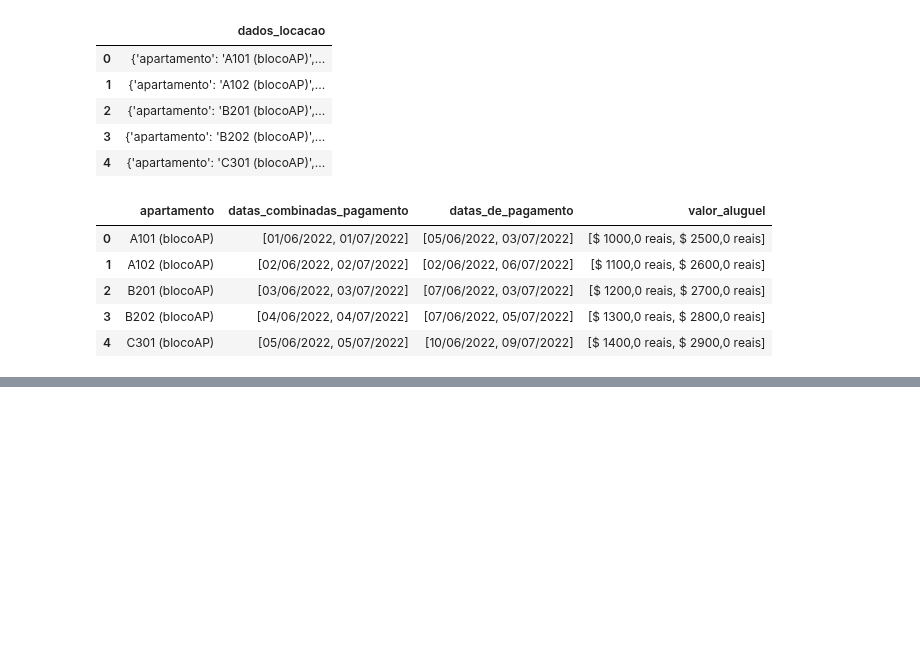
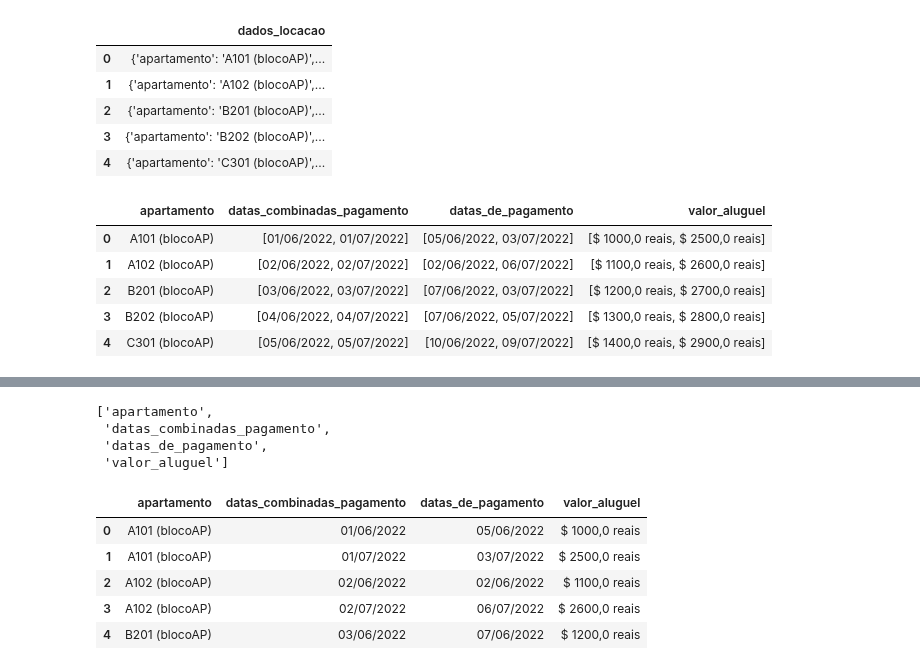
Before and after one commit to paulorobertovrc/alura-data-science, a Jupyter notebook: Pandas/pandas_transform_manip_dados.ipynb, the cells around one changed output, grey strips where cells are left out. Drawn from its saved outputs; the diff is of its cells as text; code cells hidden in the pictures; blank space fills up the shorter version.

```diff
--- a/Pandas/pandas_transform_manip_dados.ipynb
+++ b/Pandas/pandas_transform_manip_dados.ipynb
@@ -40,9 +40,9 @@ dados_hospedagem.head()
 | 4 | 10.0 | -- | 14 | [Perfect for groups. 2 bedrooms, ... | [Safeway grocery store within wal... | ... |
 # %%
 url_dados_vendas_clientes = 'https://caelum-online-public.s3.amazonaws.com/2928-transformacao-manipulacao-dados/dados_vendas_clientes.json'
-url_dados_locacal_imoveis = 'https://caelum-online-public.s3.amazonaws.com/2928-transformacao-manipulacao-dados/dados_locacao_imoveis.json'
+url_dados_locacao_imoveis = 'https://caelum-online-public.s3.amazonaws.com/2928-transformacao-manipulacao-dados/dados_locacao_imoveis.json'
 dados_vendas_clientes = pd.read_json(url_dados_vendas_clientes)
-dados_locacao_imoveis = pd.read_json(url_dados_locacal_imoveis)
+dados_locacao_imoveis = pd.read_json(url_dados_locacao_imoveis)
 # %%
 dados_vendas_clientes
 # %% [output]
@@ -83,0 +332,19 @@ dados_locacao_imoveis.head()
+# %%
+colunas_locacao = list(dados_locacao_imoveis.columns)
+colunas_locacao
+# %% [output]
+['apartamento',
+ 'datas_combinadas_pagamento',
+ 'datas_de_pagamento',
+ 'valor_aluguel']
+# %%
+dados_locacao_imoveis = dados_locacao_imoveis.explode(colunas_locacao[1:])
+dados_locacao_imoveis.reset_index(drop=True, inplace=True)
+dados_locacao_imoveis.head()
+# %% [output]
+|  | apartamento | datas_combinadas_pagamento | datas_de_pagamento | valor_aluguel |
+| 0 | A101 (blocoAP) | 01/06/2022 | 05/06/2022 | $ 1000,0 reais |
+| 1 | A101 (blocoAP) | 01/07/2022 | 03/07/2022 | $ 2500,0 reais |
+| 2 | A102 (blocoAP) | 02/06/2022 | 02/06/2022 | $ 1100,0 reais |
+| 3 | A102 (blocoAP) | 02/07/2022 | 06/07/2022 | $ 2600,0 reais |
+| 4 | B201 (blocoAP) | 03/06/2022 | 07/06/2022 | $ 1200,0 reais |
```
Also changed, not shown: parts of 23 cells of this notebook.
